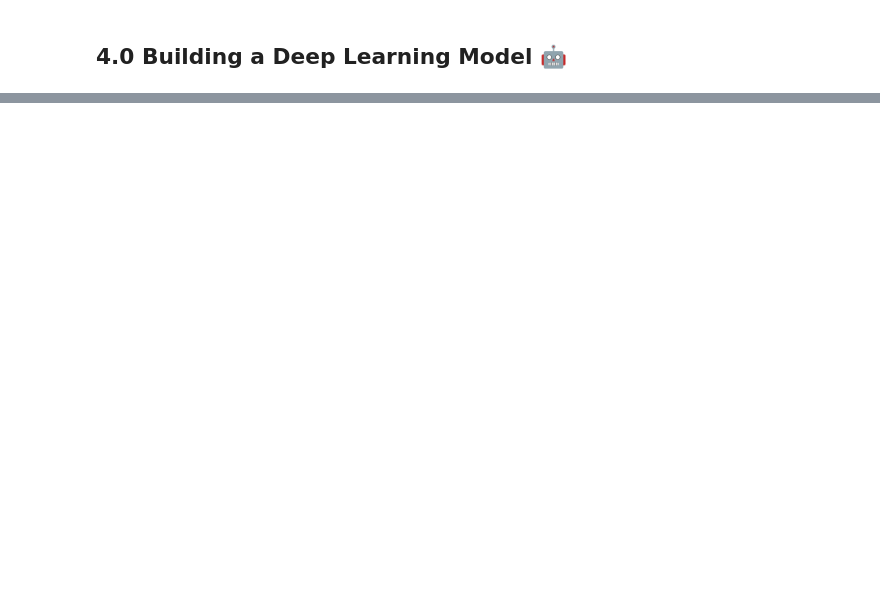
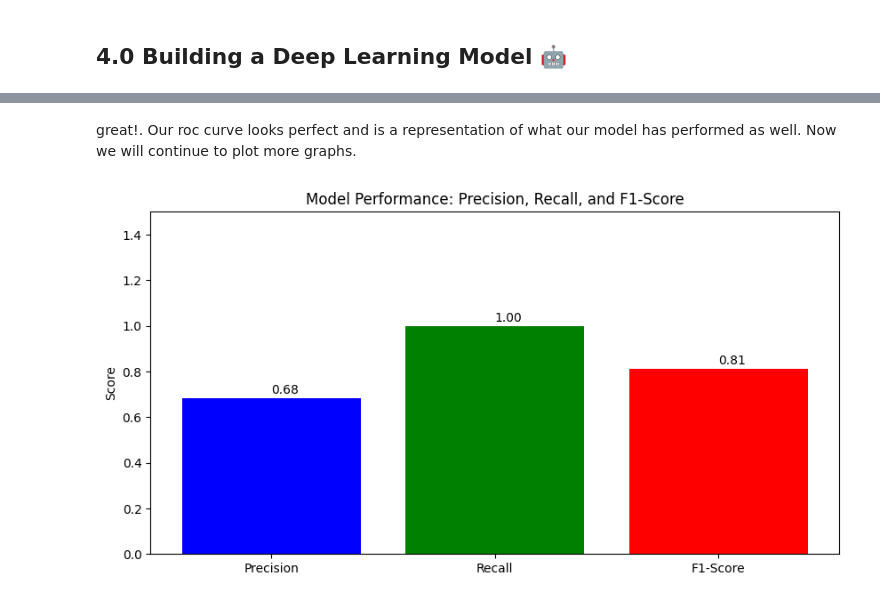
Before and after one commit to Ahmed-Sohail2000/Predictive-Analytics-for-Bone-Health-Project, a Jupyter notebook: Predictive_Analytics_for_Bone_Health_Project🔮🦴.ipynb, the cells around one changed output, grey strips where cells are left out. Cells and saved outputs as stored; diff of their text form; code cells hidden in the pictures; blank space fills up the shorter version.

```diff
--- a/Predictive_Analytics_for_Bone_Health_Project🔮🦴.ipynb
+++ b/Predictive_Analytics_for_Bone_Health_Project🔮🦴.ipynb
@@ -391,0 +578,27 @@ Awesome!!! NOW LET'S BUILD A DEEP LEARNING MODEL!!!
+# %% [markdown]
+great!. Our roc curve looks perfect and is a representation of what our model has performed as well. Now we will continue to plot more graphs.
+# %%
+import matplotlib.pyplot as plt
+import numpy as np
+
+# Define the metric values
+metrics = ['Precision', 'Recall', 'F1-Score']
+values = [precision, recall, f1]
+
+# Create the bar chart
+plt.figure(figsize=(10, 5))
+plt.bar(metrics, values, color=['blue', 'green', 'red'])
+
+# Add text labels on bars
+for i, v in enumerate(values):
+  plt.text(i, v + 0.02, f'{v:.2f}', fontsize = 10)
+
+# Set labels and title
+plt.ylim(0, 1.5)  # Since metrics range from 0 to 1
+plt.ylabel('Score')
+plt.title('Model Performance: Precision, Recall, and F1-Score')
+
+# Show the plot
+plt.show()
+# %% [output]
+[figure, added]
```
Also changed, not shown: parts of 44 cells of this notebook.
